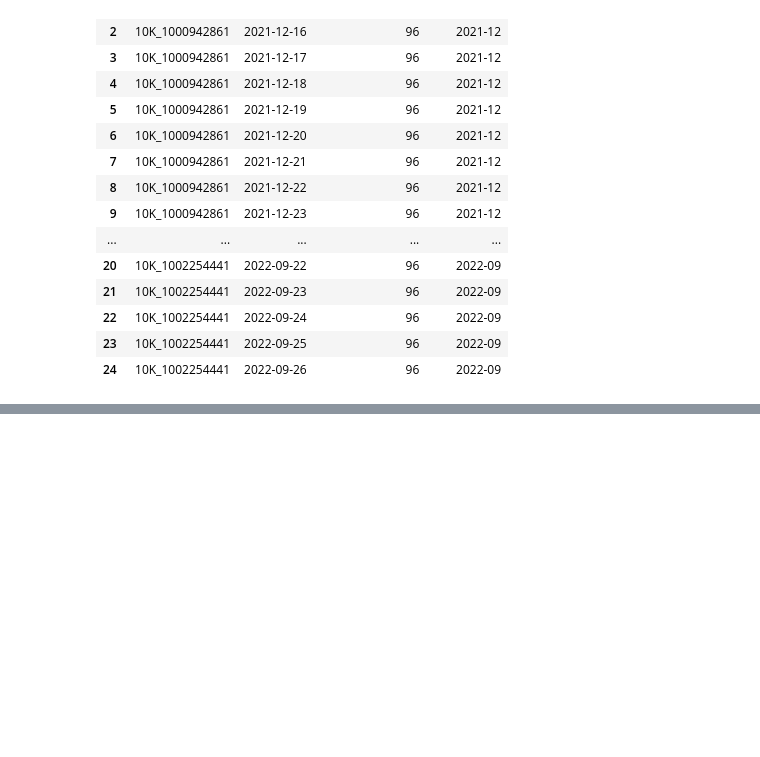
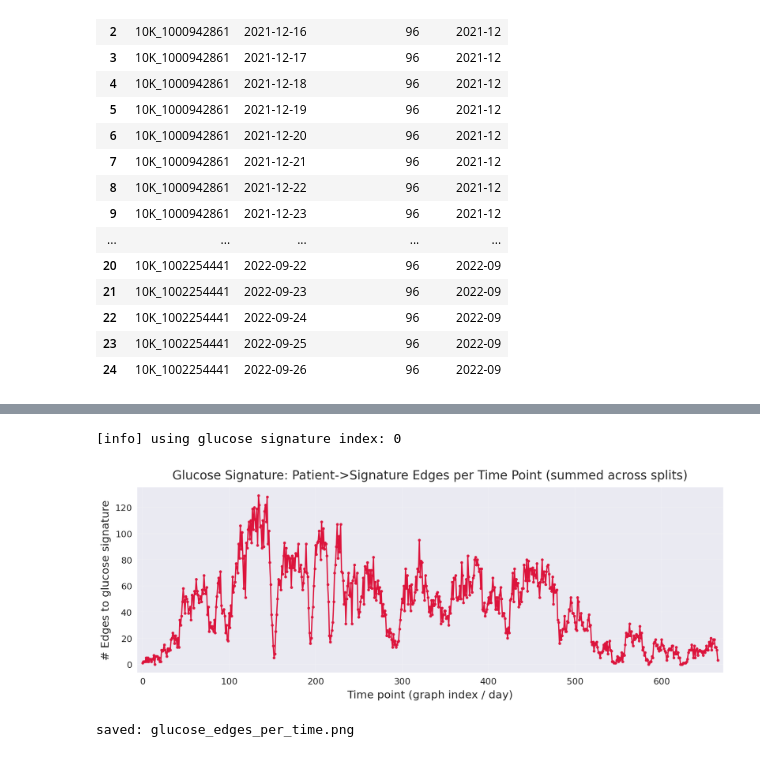
Before and after one commit to gavrielhan/MSc_Thesis, a Jupyter notebook: analysis_sleep_cgm.ipynb, the cells around one changed output, grey strips where cells are left out. Cells and saved outputs as stored; diff of their text form; code cells hidden in the pictures; blank space fills up the shorter version.

```diff
--- a/analysis_sleep_cgm.ipynb
+++ b/analysis_sleep_cgm.ipynb
@@ -1252,0 +1883,31 @@ numpy.ndarray
+# %%
+# choose glucose signature index (adjust if you know the specific slot)
+GLUCOSE_SIG_IDX = 0
+print(f"[info] using glucose signature index: {GLUCOSE_SIG_IDX}")
+
+splits = [("train", train_graphs), ("val", val_graphs), ("test", test_graphs)]
+x_glu, y_glu = aggregate_by_time_sum(
+    splits,
+    y_fn=lambda g: count_glucose_edges_to_signature(g, GLUCOSE_SIG_IDX),
+    prefer_time_attr=True,  # will align by list index if no explicit time
+)
+
+fig = plt.figure(figsize=(13,5), dpi=140)
+ax = fig.add_subplot(111)
+ax.plot(x_glu, y_glu, '-', linewidth=1.8, color='crimson')
+ax.scatter(x_glu, y_glu, s=10, color='crimson', alpha=0.9)
+ax.set_title("Glucose Signature: Patient->Signature Edges per Time Point (summed across splits)", fontsize=18, pad=12)
+ax.set_xlabel("Time point (graph index / day)", fontsize=16, labelpad=6)
+ax.set_ylabel("# Edges to glucose signature", fontsize=16, labelpad=6)
+ax.grid(True, alpha=0.25)
+plt.xticks(fontsize=13); plt.yticks(fontsize=13)
+plt.margins(x=0.01)
+plt.tight_layout()
+plt.show()
+
+save_plot(fig, "glucose_edges_per_time")
+plt.close(fig)
+# %% [output]
+[info] using glucose signature index: 0
+[figure, added]
+saved: glucose_edges_per_time.png
```
Also changed, not shown: parts of 15 cells of this notebook.
